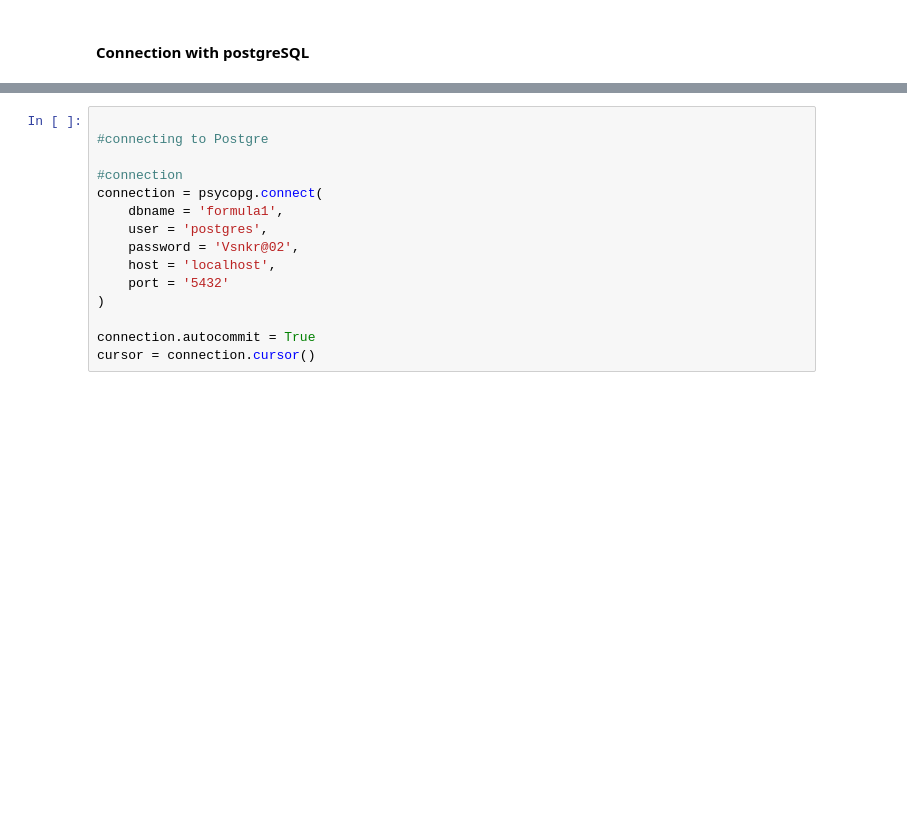
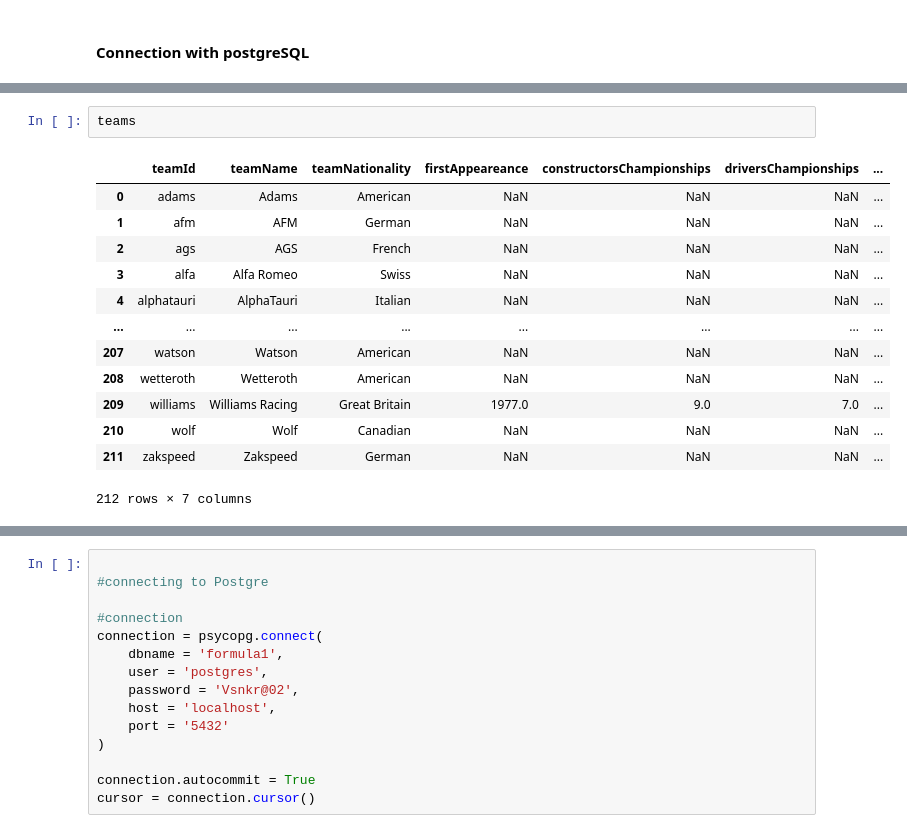
Before and after one commit to NithinReddyVangala/DataEngineeringProjects, a Jupyter notebook: Formula1.ipynb, the cells around one changed output, grey strips where cells are left out. Cells and saved outputs as stored; diff of their text form; blank space fills up the shorter version.

```diff
--- a/Formula1.ipynb
+++ b/Formula1.ipynb
@@ -13,0 +54,16 @@ import sqlalchemy
+# %%
+teams
+# %% [output]
+|  | teamId | teamName | teamNationality | firstAppeareance | constructorsChampionships | driversChampionships | ... |
+| 0 | adams | Adams | American | NaN | NaN | NaN | ... |
+| 1 | afm | AFM | German | NaN | NaN | NaN | ... |
+| 2 | ags | AGS | French | NaN | NaN | NaN | ... |
+| 3 | alfa | Alfa Romeo | Swiss | NaN | NaN | NaN | ... |
+| 4 | alphatauri | AlphaTauri | Italian | NaN | NaN | NaN | ... |
+| ... | ... | ... | ... | ... | ... | ... | ... |
+| 207 | watson | Watson | American | NaN | NaN | NaN | ... |
+| 208 | wetteroth | Wetteroth | American | NaN | NaN | NaN | ... |
+| 209 | williams | Williams Racing | Great Britain | 1977.0 | 9.0 | 7.0 | ... |
+| 210 | wolf | Wolf | Canadian | NaN | NaN | NaN | ... |
+| 211 | zakspeed | Zakspeed | German | NaN | NaN | NaN | ... |
+212 rows × 7 columns
```
Also changed, not shown: parts of 6 cells of this notebook.
